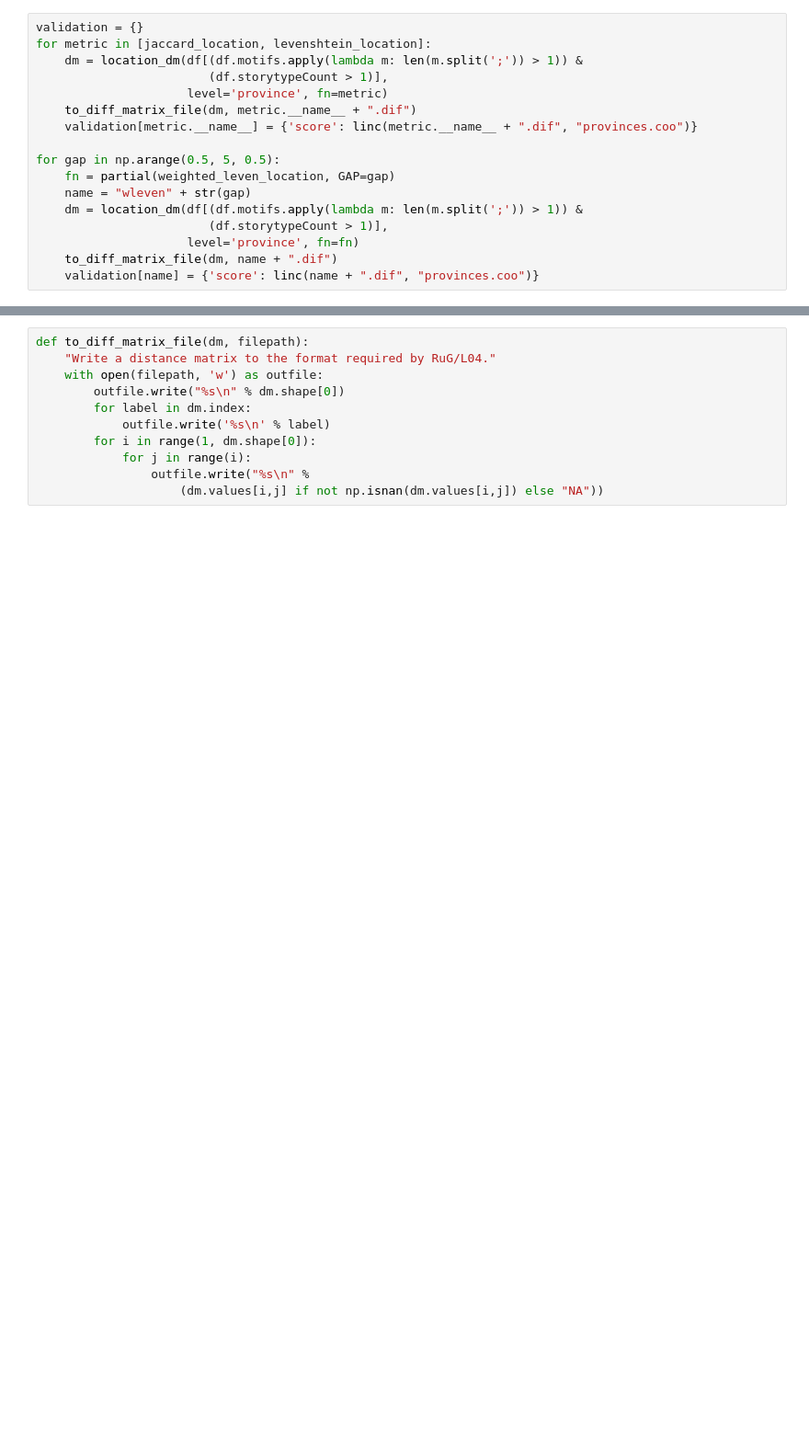
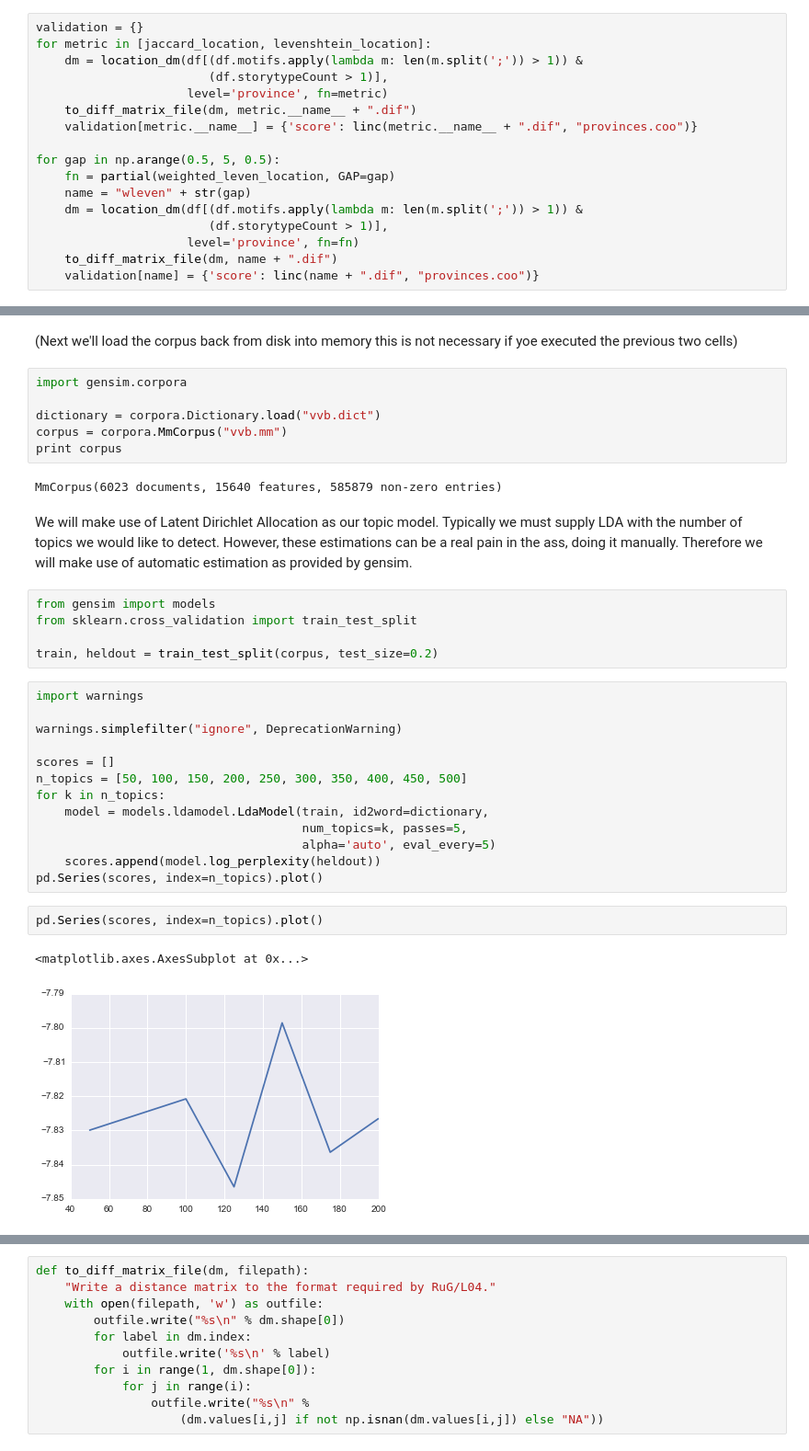
Before and after one commit to fbkarsdorp/variation, a Jupyter notebook: notebooks/MVVB.ipynb, the cells around one changed output, grey strips where cells are left out. Shown at 92% size. Saved outputs shown, nothing was run; the diff lists cells and outputs as text; blank space fills up the shorter version.

```diff
--- a/notebooks/MVVB.ipynb
+++ b/notebooks/MVVB.ipynb
@@ -904,0 +969,35 @@ quartz_off_screen
+# %% [markdown]
+(Next we'll load the corpus back from disk into memory this is not necessary if yoe executed the previous two cells)
+# %%
+import gensim.corpora
+
+dictionary = corpora.Dictionary.load("vvb.dict")
+corpus = corpora.MmCorpus("vvb.mm")
+print corpus
+# %% [output]
+MmCorpus(6023 documents, 15640 features, 585879 non-zero entries)
+# %% [markdown]
+We will make use of Latent Dirichlet Allocation as our topic model. Typically we must supply LDA with the number of topics we would like to detect. However, these estimations can be a real pain in the ass, doing it manually. Therefore we will make use of automatic estimation as provided by gensim.
+# %%
+from gensim import models
+from sklearn.cross_validation import train_test_split
+
+train, heldout = train_test_split(corpus, test_size=0.2)
+# %%
+import warnings
+
+warnings.simplefilter("ignore", DeprecationWarning)
+
+scores = []
+n_topics = [50, 100, 150, 200, 250, 300, 350, 400, 450, 500]
+for k in n_topics:
+    model = models.ldamodel.LdaModel(train, id2word=dictionary,
+                                     num_topics=k, passes=5,
+                                     alpha='auto', eval_every=5)
+    scores.append(model.log_perplexity(heldout))
+pd.Series(scores, index=n_topics).plot()
+# %%
+pd.Series(scores, index=n_topics).plot()
+# %% [output]
+<matplotlib.axes.AxesSubplot at 0x...>
+[figure, added]
```
Also changed, not shown: parts of 36 cells of this notebook.
